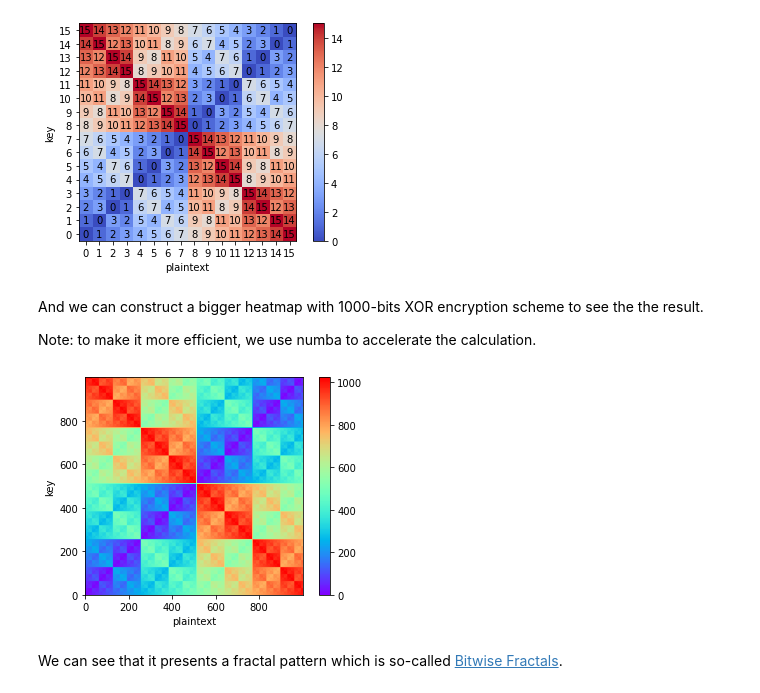
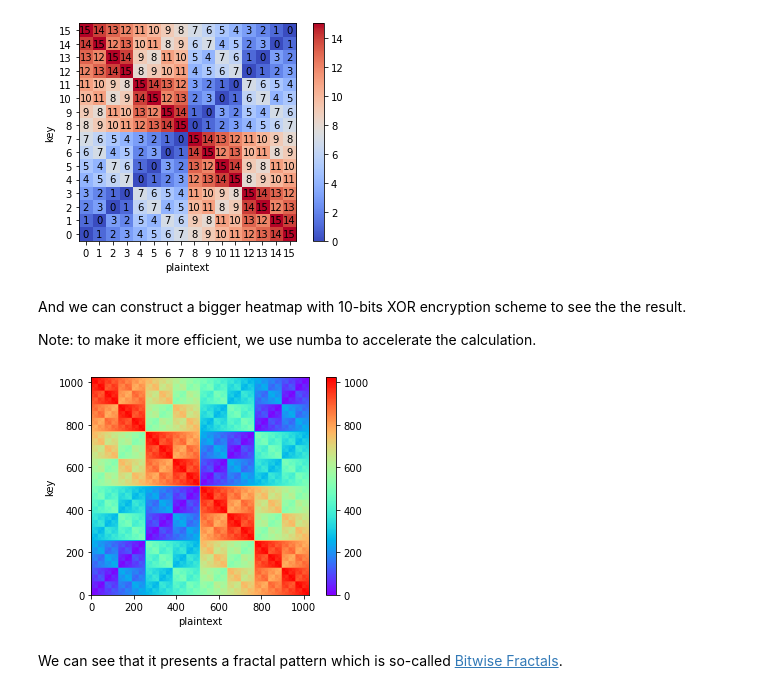
Before and after one commit to Jim137/Entropy, a Jupyter notebook: entropy_of_encrypted.ipynb, the cells around one changed output. Saved outputs shown, nothing was run; the diff lists cells and outputs as text; code cells hidden in the pictures.

```diff
--- a/entropy_of_encrypted.ipynb
+++ b/entropy_of_encrypted.ipynb
@@ -9,7 +9,7 @@ $$
 
 where $K$ is a 4-bits key. The key $K$ is chosen from all possible 4-bits keys with equal probability.
 # %%
-def XOR(p,k):
+def XOR4(p,k):
     c = []
     for i in range(4):
         c.append(p[i]^k[i])
@@ -27,7 +27,7 @@ c = []
 for i in range(16):
     ci = []
     for j in range(16):
-        ci.append(XOR(p[i],k[j]))
+        ci.append(XOR4(p[i],k[j]))
     c.append(ci)
 # %% [markdown]
 By turning binary to decimal, we can represent the result as heatmap.
@@ -61,7 +61,7 @@ plt.show()
 # %% [output]
 [figure]
 # %% [markdown]
-And we can construct a bigger heatmap with 1000-bits XOR encryption scheme to see the the result.
+And we can construct a bigger heatmap with 10-bits XOR encryption scheme to see the the result.
 
 Note: to make it more efficient, we use numba to accelerate the calculation.
 # %%
@@ -77,16 +77,16 @@ def xorCipher_kernel(n):
         c.append(ci)
     return c
 # %%
-cn = xorCipher_kernel(1000)
+cn = xorCipher_kernel(1024)
 
 fig, ax = plt.subplots()
 im = ax.imshow(cn, origin='lower', cmap='rainbow')
 ax.set_xlabel('plaintext')
 ax.set_ylabel('key')
 fig.colorbar(im)
 plt.show()
 # %% [output]
-[figure, old version]
+[figure, new version]
 # %% [markdown]
 We can see that it presents a fractal pattern which is so-called [Bitwise Fractals](https://icefractal.com/articles/bitwise-fractals/).
 # %% [markdown]
```
Also changed, not shown: parts of 19 cells of this notebook.
